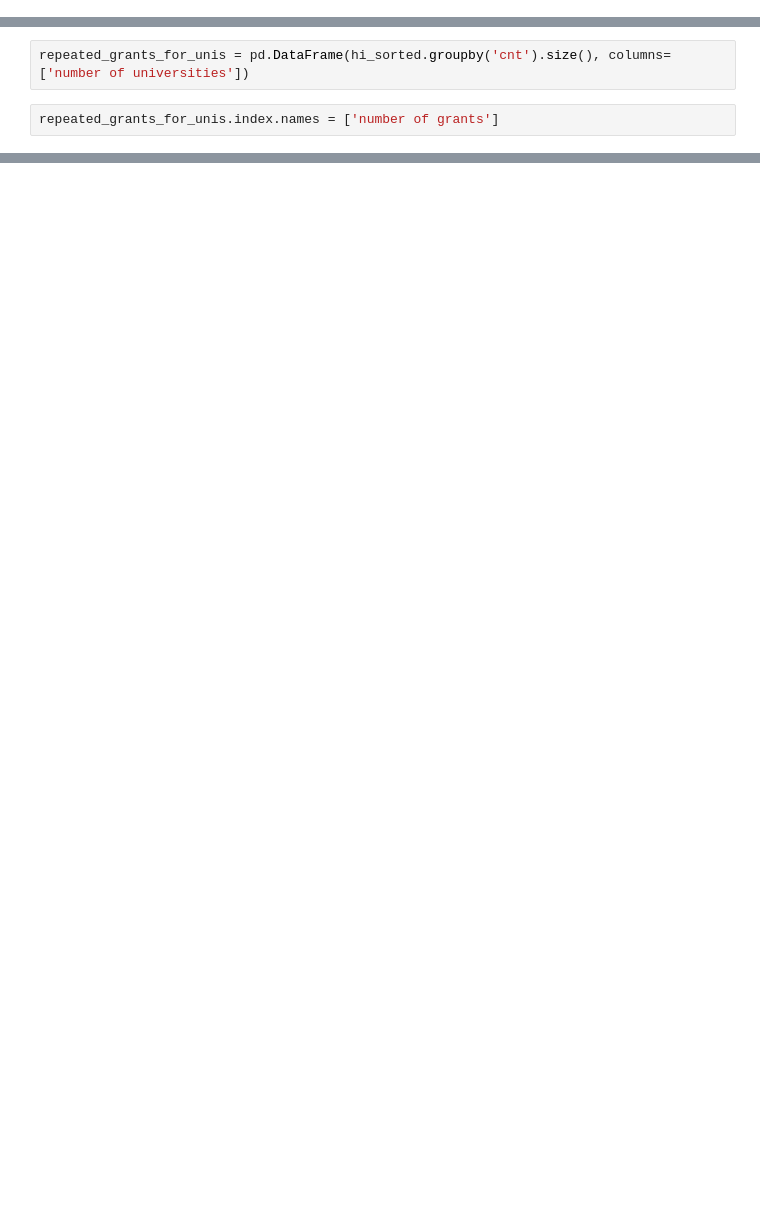
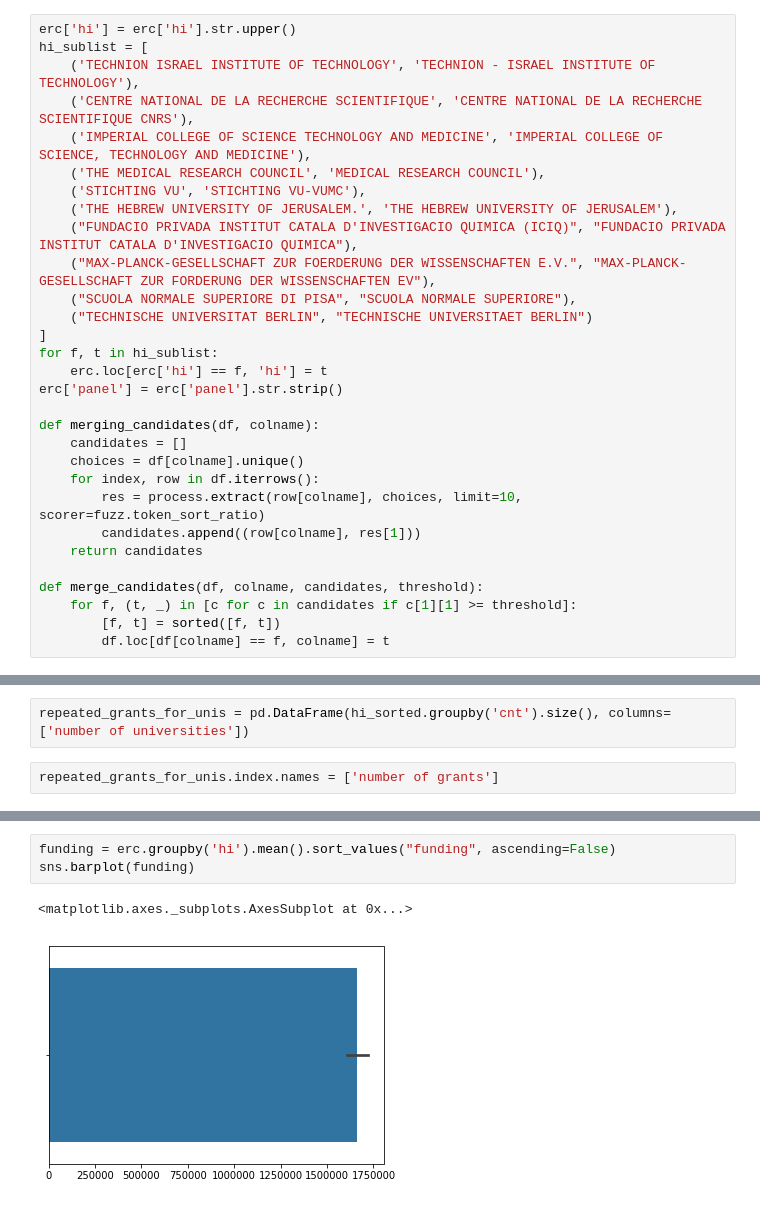
Before and after one commit to mkosturek/szklarska-datathon, a Jupyter notebook: notebooks/HiPi.ipynb, the cells around one changed output, grey strips where cells are left out. Saved outputs shown, nothing was run; the diff lists cells and outputs as text; blank space fills up the shorter version.

```diff
--- a/notebooks/HiPi.ipynb
+++ b/notebooks/HiPi.ipynb
@@ -6,3 +8,33 @@ import seaborn as sns
 bad_cache_ids = ['7c809b1393aca330038da2011920260d984d3aa8', '414b2a389a00ea655b47117d1bdd2136e23c7a5c', '3bf1bdd2add5568d0b29428641ddb505a295e9e2', '414f2804a8d7f24b1a783744c67d9d74b4d7d823', 'e427388be94ba24510b1ec4fbcc9337b56f21d92', '354a04af3231bb7c5b71da9298989ad17f048b56', '021f65c5a82db4ff1283e7420c65d963e48962af']
 erc = pd.read_csv('../data/processed_erc.csv')
 erc = erc[~erc['_cached_page_id'].isin(bad_cache_ids)]
+# %%
+erc['hi'] = erc['hi'].str.upper()
+hi_sublist = [
+    ('TECHNION ISRAEL INSTITUTE OF TECHNOLOGY', 'TECHNION - ISRAEL INSTITUTE OF TECHNOLOGY'),
+    ('CENTRE NATIONAL DE LA RECHERCHE SCIENTIFIQUE', 'CENTRE NATIONAL DE LA RECHERCHE SCIENTIFIQUE CNRS'),
+    ('IMPERIAL COLLEGE OF SCIENCE TECHNOLOGY AND MEDICINE', 'IMPERIAL COLLEGE OF SCIENCE, TECHNOLOGY AND MEDICINE'),
+    ('THE MEDICAL RESEARCH COUNCIL', 'MEDICAL RESEARCH COUNCIL'),
+    ('STICHTING VU', 'STICHTING VU-VUMC'),
+    ('THE HEBREW UNIVERSITY OF JERUSALEM.', 'THE HEBREW UNIVERSITY OF JERUSALEM'),
+    ("FUNDACIO PRIVADA INSTITUT CATALA D'INVESTIGACIO QUIMICA (ICIQ)", "FUNDACIO PRIVADA INSTITUT CATALA D'INVESTIGACIO QUIMICA"),
+    ("MAX-PLANCK-GESELLSCHAFT ZUR FOERDERUNG DER WISSENSCHAFTEN E.V.", "MAX-PLANCK-GESELLSCHAFT ZUR FORDERUNG DER WISSENSCHAFTEN EV"),
+    ("SCUOLA NORMALE SUPERIORE DI PISA", "SCUOLA NORMALE SUPERIORE"),
+    ("TECHNISCHE UNIVERSITAT BERLIN", "TECHNISCHE UNIVERSITAET BERLIN")
+]
+for f, t in hi_sublist:
+    erc.loc[erc['hi'] == f, 'hi'] = t
+erc['panel'] = erc['panel'].str.strip()
+
+def merging_candidates(df, colname):
+    candidates = []
+    choices = df[colname].unique()
+    for index, row in df.iterrows():
+        res = process.extract(row[colname], choices, limit=10, scorer=fuzz.token_sort_ratio)
+        candidates.append((row[colname], res[1]))
+    return candidates
+
+def merge_candidates(df, colname, candidates, threshold):
+    for f, (t, _) in [c for c in candidates if c[1][1] >= threshold]:
+        [f, t] = sorted([f, t])
+        df.loc[df[colname] == f, colname] = t
@@ -28,0 +207,6 @@ repeated_grants_for_unis.plot.bar()
+# %%
+funding = erc.groupby('hi').mean().sort_values("funding", ascending=False)
+sns.barplot(funding)
+# %% [output]
+<matplotlib.axes._subplots.AxesSubplot at 0x...>
+[figure, added]
```
Also changed, not shown: parts of 27 cells of this notebook.
